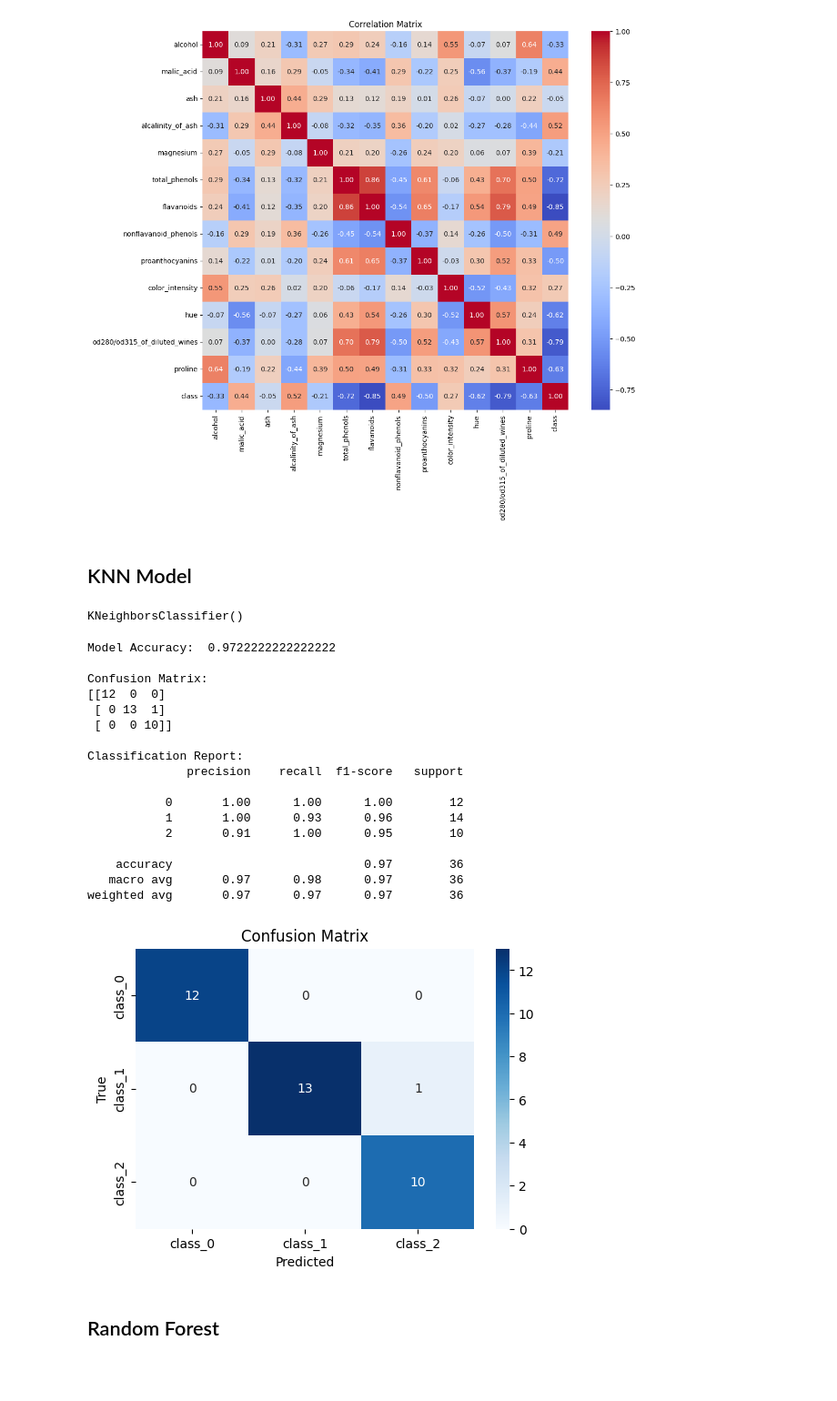
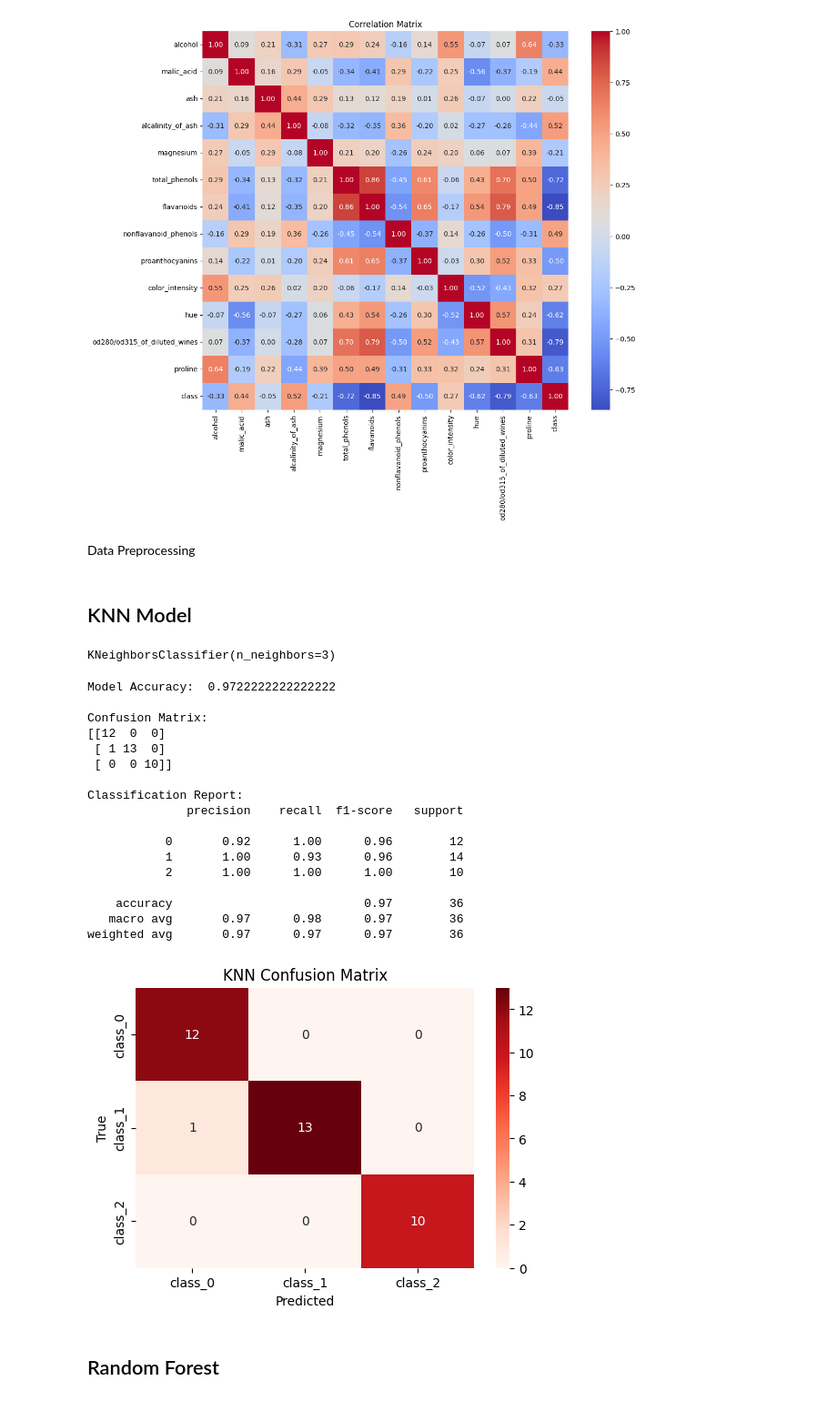
Before and after one commit to csm34/Wine-ML-Algorithms, a Jupyter notebook: wine.ipynb, the cells around one changed output. Shown: that part at 91% size. Saved outputs shown, nothing was run; the diff lists cells and outputs as text; code cells hidden in the pictures; blank space fills up the shorter version.

```diff
--- a/wine.ipynb
+++ b/wine.ipynb
@@ -125,4 +126,6 @@ plt.title('Correlation Matrix')
 plt.show()
 # %% [output]
 [figure]
+# %% [markdown]
+Data Preprocessing
 # %%
@@ -140,14 +142,14 @@ X_test_scaled = scaler.transform(X_test)
 # %%
-knn = KNeighborsClassifier(n_neighbors=5)
+knn = KNeighborsClassifier(n_neighbors=3)
 knn.fit(X_train_scaled, y_train)
 # %% [output]
-KNeighborsClassifier()
+KNeighborsClassifier(n_neighbors=3)
 # %%
-y_pred = knn.predict(X_test_scaled)
+y_pred_knn = knn.predict(X_test_scaled)
 # %%
-accuracy = accuracy_score(y_test, y_pred)
-conf_matrix = confusion_matrix(y_test, y_pred)
-class_report = classification_report(y_test, y_pred)
+accuracy = accuracy_score(y_test, y_pred_knn)
+conf_matrix = confusion_matrix(y_test, y_pred_knn)
+class_report = classification_report(y_test, y_pred_knn)
 # %%
 print("\nModel Accuracy: ", accuracy)
 print("\nConfusion Matrix:")
@@ -159,28 +161,29 @@ Model Accuracy:  0.9722222222222222
 
 Confusion Matrix:
 [[12  0  0]
- [ 0 13  1]
+ [ 1 13  0]
  [ 0  0 10]]
 
 Classification Report:
               precision    recall  f1-score   support
 
-           0       1.00      1.00      1.00        12
+           0       0.92      1.00      0.96        12
            1       1.00      0.93      0.96        14
-           2       0.91      1.00      0.95        10
+           2       1.00      1.00      1.00        10
 
     accuracy                           0.97        36
    macro avg       0.97      0.98      0.97        36
 weighted avg       0.97      0.97      0.97        36
 # %%
+# KNN Confusion Matrix
 plt.figure(figsize=(6, 4))
-sns.heatmap(conf_matrix, annot=True, fmt='d', cmap='Blues', xticklabels=wine_data.target_names, yticklabels=wine_data.target_names)
-plt.title('Confusion Matrix')
+sns.heatmap(conf_matrix, annot=True, fmt='d', cmap='Reds', xticklabels=wine_data.target_names, yticklabels=wine_data.target_names)
+plt.title('KNN Confusion Matrix')
 plt.xlabel('Predicted')
 plt.ylabel('True')
 plt.show()
 # %% [output]
-[figure, old version]
+[figure, new version]
 # %% [markdown]
 ## Random Forest
 # %%
```
Also changed, not shown: parts of 17 cells of this notebook.
